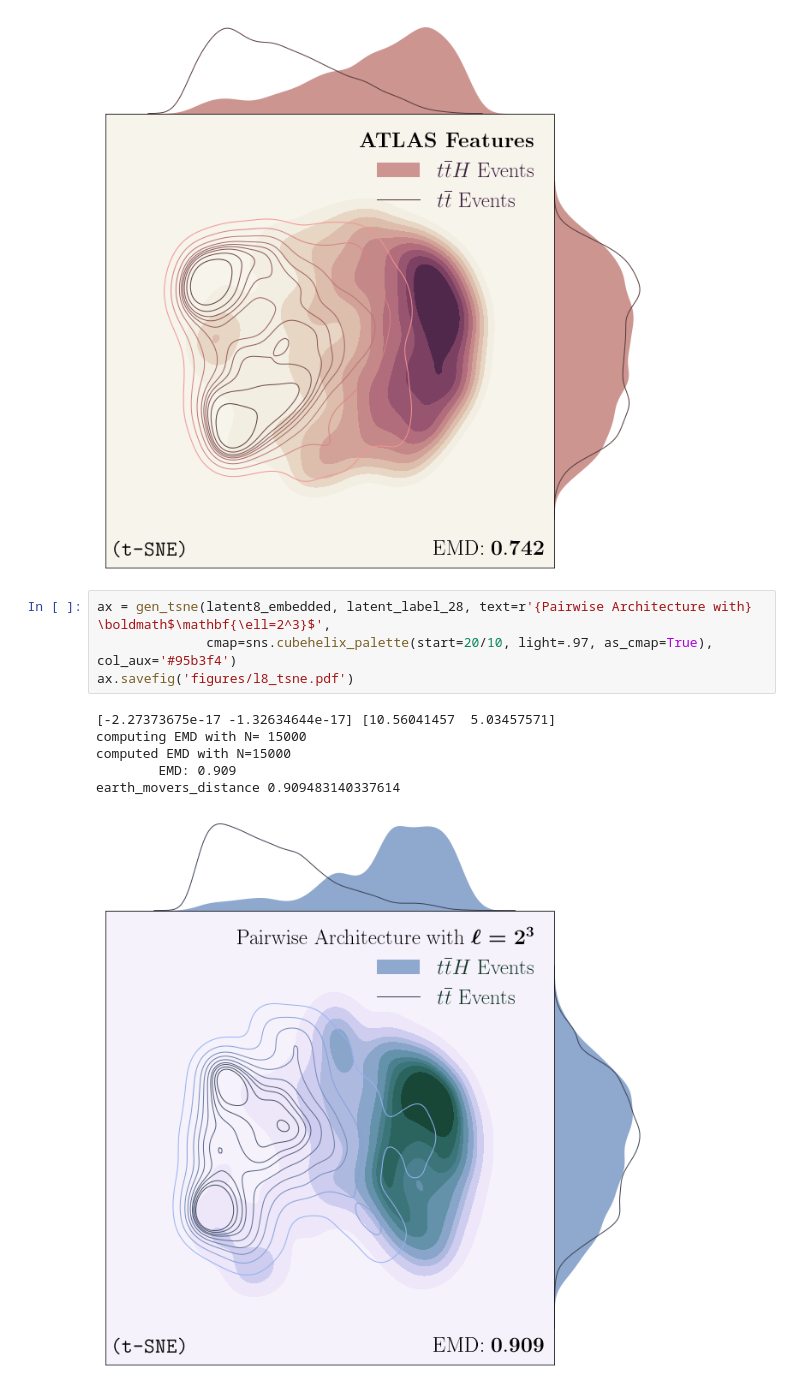
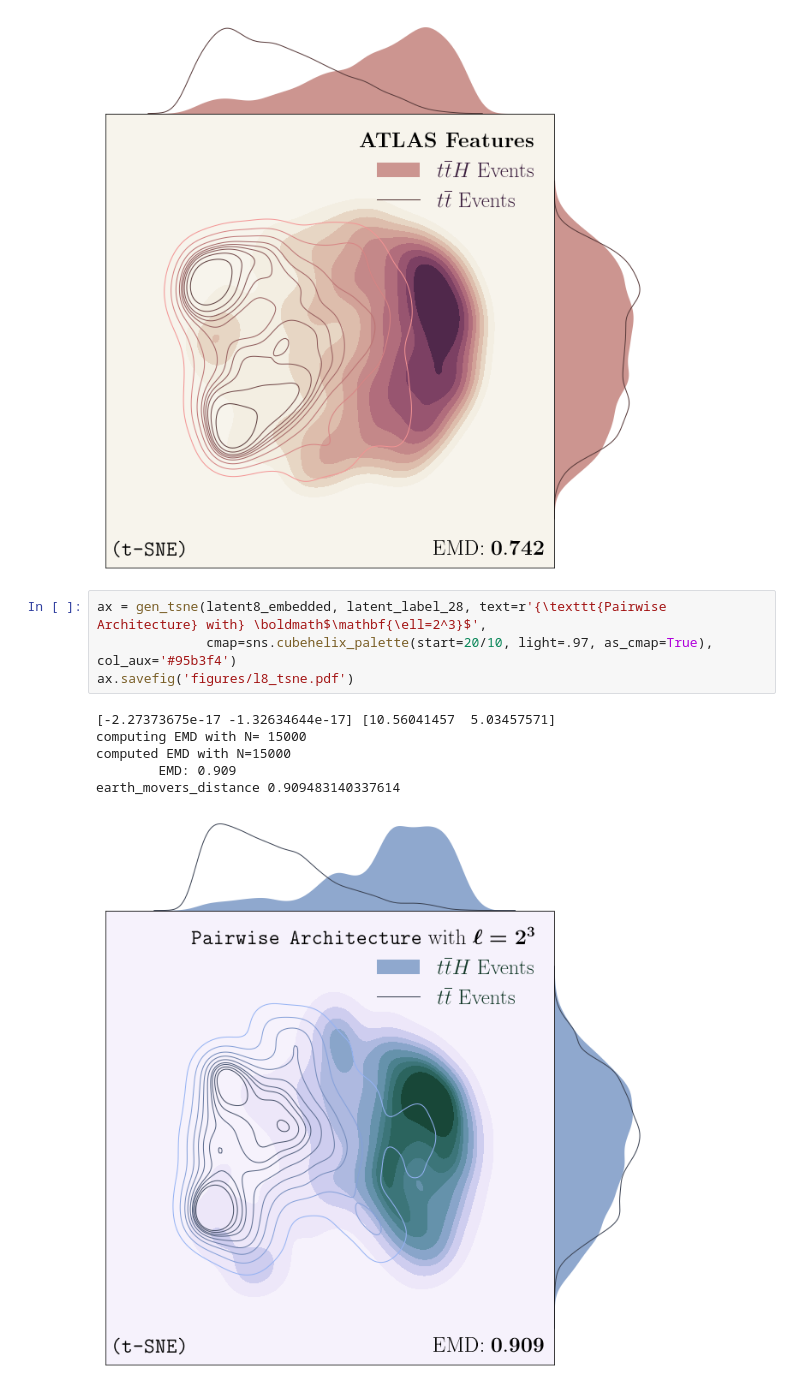
Before and after one commit to DelonShen/classifying-collider-events-with-point-clouds, a Jupyter notebook: paper_code/l2l8.ipynb, the cells around one changed output. Cells and saved outputs as stored; diff of their text form.

```diff
--- a/paper_code/l2l8.ipynb
+++ b/paper_code/l2l8.ipynb
@@ -258,14 +261,14 @@ computed EMD with N=15000
 earth_movers_distance 0.7417435061464566
 [figure]
 # %%
-ax = gen_tsne(latent8_embedded, latent_label_28, text=r'{Pairwise Architecture with} \boldmath$\mathbf{\ell=2^3}$',
+ax = gen_tsne(latent8_embedded, latent_label_28, text=r'{\texttt{Pairwise Architecture} with} \boldmath$\mathbf{\ell=2^3}$',
               cmap=sns.cubehelix_palette(start=20/10, light=.97, as_cmap=True), col_aux='#95b3f4')
 ax.savefig('figures/l8_tsne.pdf')
 # %% [output]
 [-2.27373675e-17 -1.32634644e-17] [10.56041457  5.03457571]
 computing EMD with N= 15000
 computed EMD with N=15000
         EMD: 0.909
 earth_movers_distance 0.909483140337614
-[figure, old version]
+[figure, new version]
 # %%
```
Also changed, not shown: parts of 13 cells of this notebook, 8 other files.
